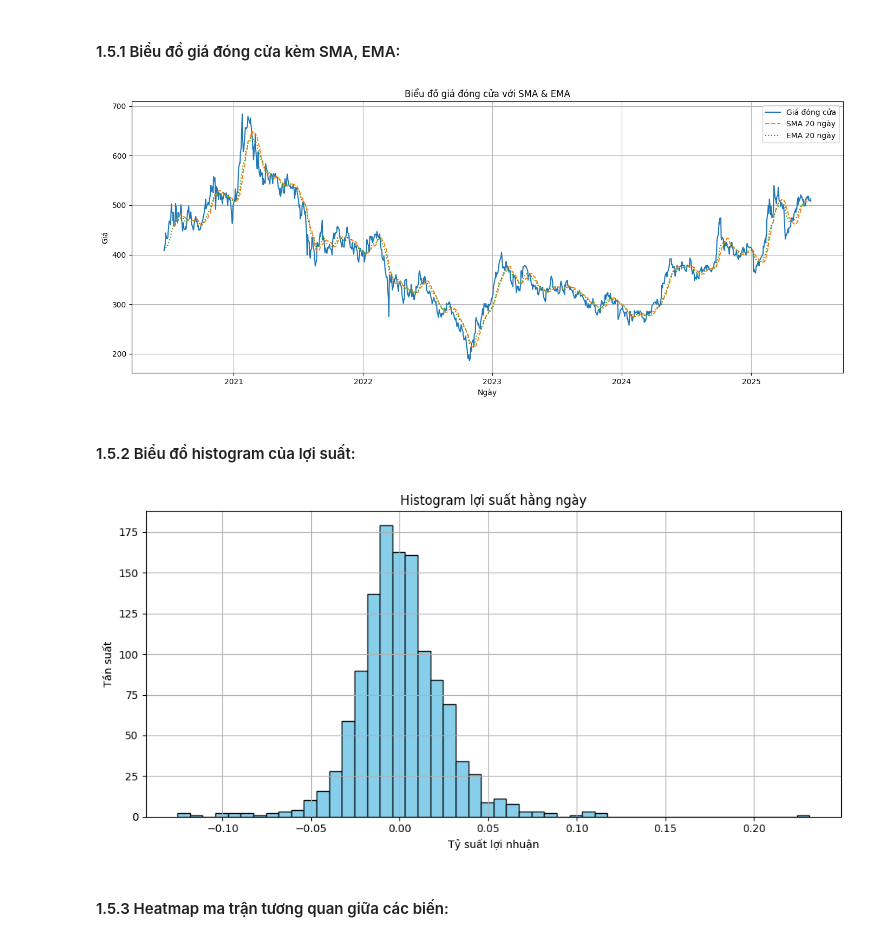
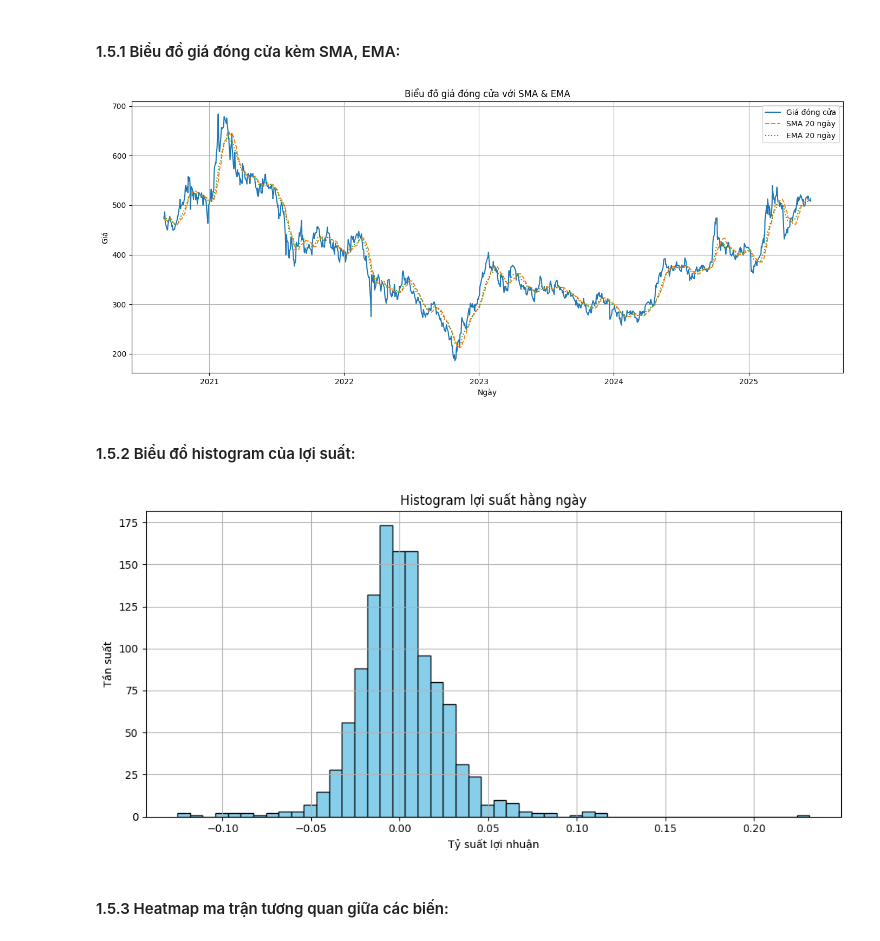
Before and after one commit to giang2011-ai/final_exam, a Jupyter notebook: final_exam.ipynb, the cells around one changed output. Drawn from its saved outputs; the diff is of its cells as text; code cells hidden in the pictures.

```diff
--- a/final_exam.ipynb
+++ b/final_exam.ipynb
@@ -216,4 +220,4 @@ df_after_check.head()
 - Lợi suất hằng ngày được tính bằng tỷ lệ phần trăm thay đổi giữa giá đóng cửa của ngày hiện tại và ngày trước đó. Lợi suất hằng ngày giúp đánh giá tốc độ tăng/giảm giá trong ngắn hạn.
 Biến `Daily Return` được thêm vào để phân tích lợi suất và biến động.
 # %%
-df['Daily Return'] = df['Close'].pct_change()
+df_after_check['Daily Return'] = df_after_check['Close'].pct_change()
@@ -241,7 +251,7 @@ plt.show()
 
 Vì thời gian khảo sát là tương đối dài (5 năm), ta sẽ ưu tiên tính độ biến động theo quý để dễ dàng theo dõi dữ liệu
 # %%
-df['Quarter'] = df['Date'].dt.to_period('Q')
-quarter_volatility = df.groupby('Quarter')['Daily Return'].std()
+df_after_check['Quarter'] = df_after_check['Date'].dt.to_period('Q')
+quarter_volatility = df_after_check.groupby('Quarter')['Daily Return'].std()
 display(quarter_volatility)
 # %% [output]
@@ -288,23 +302,23 @@ RSI     0.191066 -0.022711  1.000000
 #### 1.5.1  Biểu đồ giá đóng cửa kèm SMA, EMA:
 # %%
 plt.figure(figsize=(14, 6))
-plt.plot(df['Date'], df['Close'], label='Giá đóng cửa', linewidth=1.5)
-plt.plot(df['Date'], df['SMA_20'], label='SMA 20 ngày', linestyle='--')
-plt.plot(df['Date'], df['EMA20'], label='EMA 20 ngày', linestyle=':')
+plt.plot(df_after_check['Date'], df_after_check['Close'], label='Giá đóng cửa', linewidth=1.5)
+plt.plot(df_after_check['Date'], df_after_check['SMA_20'], label='SMA 20 ngày', linestyle='--')
+plt.plot(df_after_check['Date'], df_after_check['EMA20'], label='EMA 20 ngày', linestyle=':')
 plt.title('Biểu đồ giá đóng cửa với SMA & EMA')
 plt.xlabel('Ngày')
 plt.ylabel('Giá')
 plt.legend()
 plt.grid(True)
 plt.tight_layout()
 plt.show()
 # %% [output]
-[figure, old version]
+[figure, new version]
 # %% [markdown]
 #### 1.5.2  Biểu đồ histogram của lợi suất:
 # %%
 plt.figure(figsize=(10, 5))
-plt.hist(df['Daily Return'].dropna(), bins=50, color='skyblue', edgecolor='black')
+plt.hist(df_after_check['Daily Return'].dropna(), bins=50, color='skyblue', edgecolor='black')
 plt.title('Histogram lợi suất hằng ngày')
 plt.xlabel('Tỷ suất lợi nhuận')
 plt.ylabel('Tần suất')
@@ -312,7 +326,7 @@ plt.grid(True)
 plt.tight_layout()
 plt.show()
 # %% [output]
-[figure, old version]
+[figure, new version]
 # %% [markdown]
 #### 1.5.3 Heatmap ma trận tương quan giữa các biến:
 # %%
```
Also changed, not shown: parts of 16 cells of this notebook, 2 other files.
